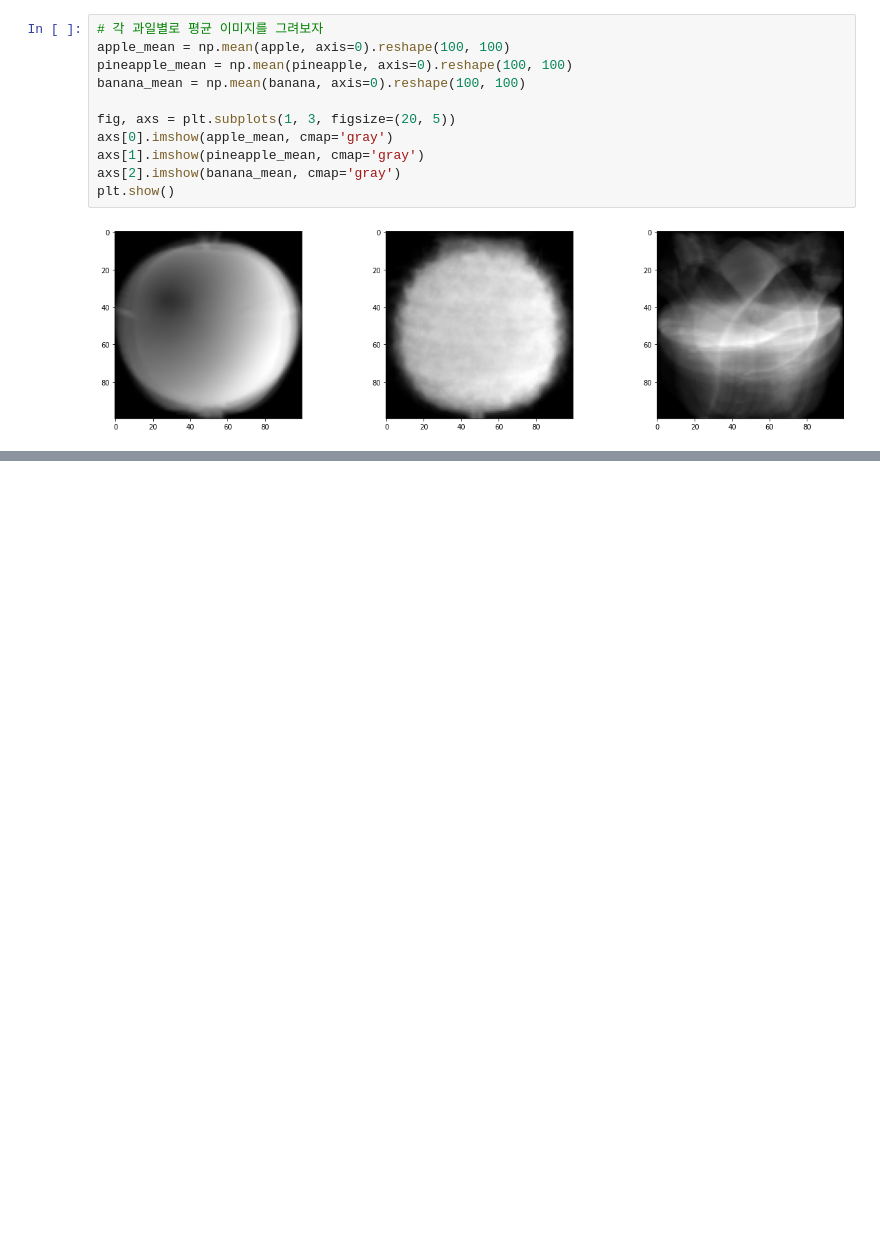
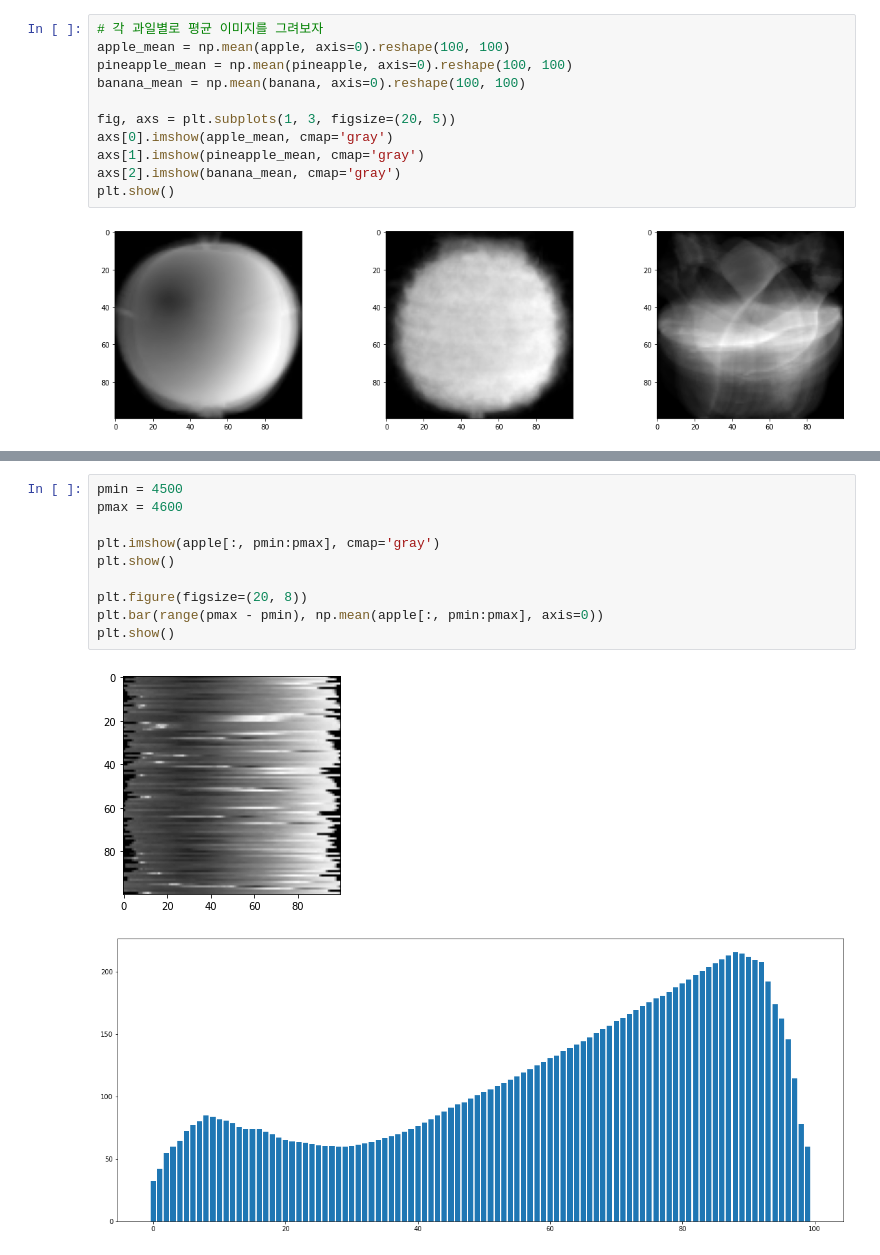
Before and after one commit to keizikang/self_study_mldl, a Jupyter notebook: 혼공머신_6장.ipynb, the cells around one changed output, grey strips where cells are left out. Drawn from its saved outputs; the diff is of its cells as text; blank space fills up the shorter version.

```diff
--- a/혼공머신_6장.ipynb
+++ b/혼공머신_6장.ipynb
@@ -140,0 +186,13 @@ plt.show()
+# %%
+pmin = 4500
+pmax = 4600
+
+plt.imshow(apple[:, pmin:pmax], cmap='gray')
+plt.show()
+
+plt.figure(figsize=(20, 8))
+plt.bar(range(pmax - pmin), np.mean(apple[:, pmin:pmax], axis=0))
+plt.show()
+# %% [output]
+[figure, added]
+[figure, added]
```
Also changed, not shown: parts of 44 cells of this notebook.
